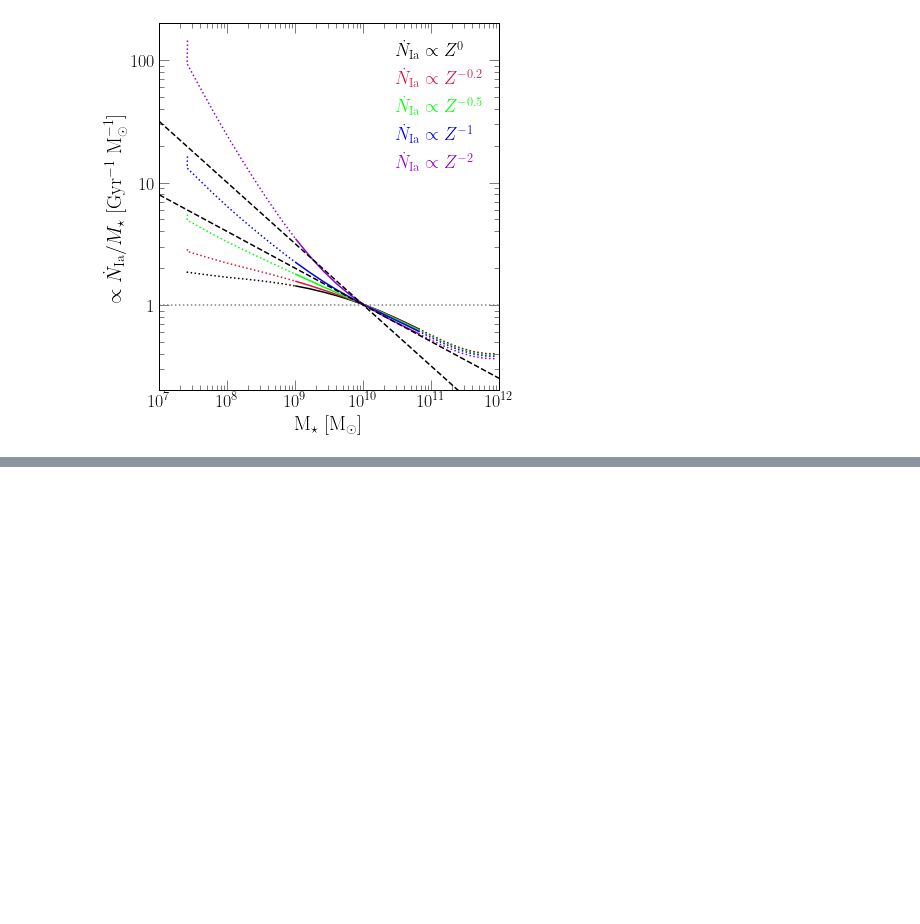
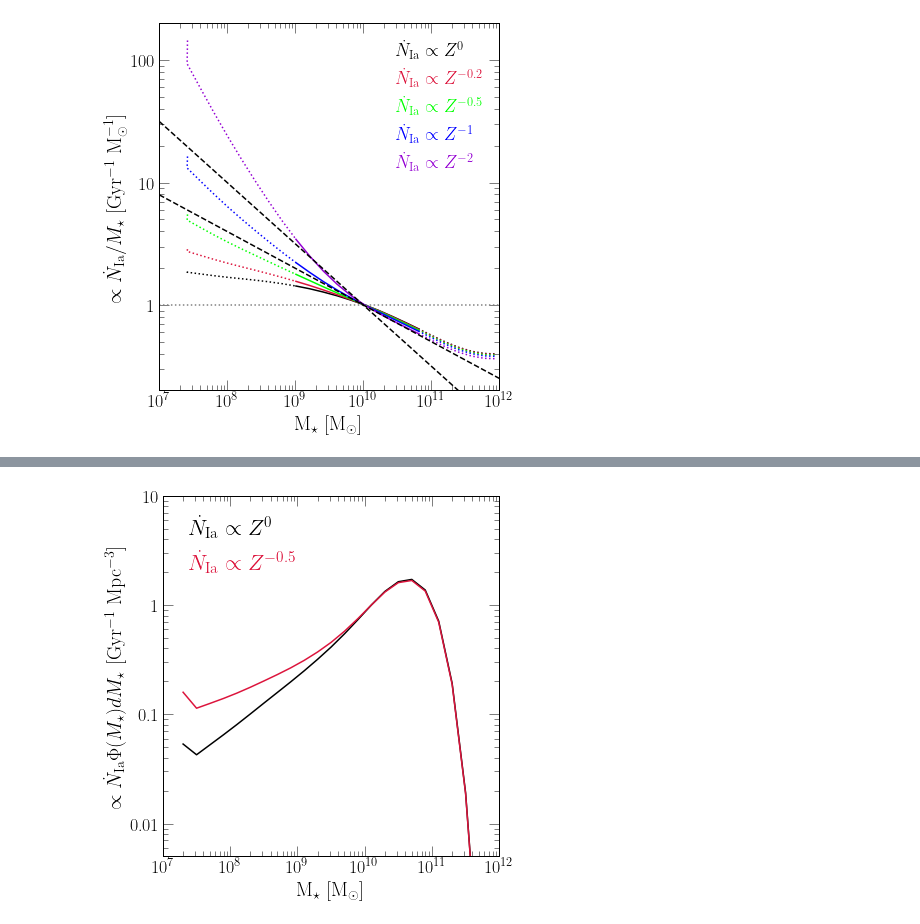
Before and after one commit to giganano/iarates, a Jupyter notebook: notebooks/umachine.ipynb, the cells around one changed output, grey strips where cells are left out. Saved outputs shown, nothing was run; the diff lists cells and outputs as text; code cells hidden in the pictures; blank space fills up the shorter version.

```diff
--- a/notebooks/umachine.ipynb
+++ b/notebooks/umachine.ipynb
@@ -321,0 +338,76 @@ plt.show()
+# %%
+fig = plt.figure(figsize = (6, 6))
+ax = fig.add_subplot(111)
+ax.set_xscale("log")
+ax.set_yscale("log")
+ax.set_xlim([1e7, 1e12])
+ax.set_ylim([0.005, 10])
+ax.yaxis.set_major_formatter(fsf("%g"))
+ax.set_xlabel(r"M$_\star$ [M$_\odot$]")
+ax.set_ylabel(r"$\propto \dot{N}_\text{Ia} \Phi(M_\star) dM_\star$ [Gyr$^{-1}$ Mpc$^{-3}$]")
+
+masses = [10**_ for _ in umachine_masses]
+rates = []
+for i in range(len(masses) - 1):
+    rate, mass = relative_ia_rate(umachine_masses[i], z = 0)
+    norm = quad(baldry12, masses[i], masses[i + 1])[0]
+    rates.append(rate * norm)
+idx = umachine_masses.index(10.1)
+pre = 1 / rates[idx]
+rates = [pre * _ for _ in rates]
+kwargs = {
+    "c": named_colors()["black"],
+    "label": r"$\dot{N}_\text{Ia} \propto Z^0$"
+}
+ax.plot(masses[:-1], rates, **kwargs)
+
+# rates = []
+# for i in range(len(masses) - 1):
+#     kwargs = {
+#         "Zscaling_plaw_index": -0.5,
+#         "Z": 0.014 * 10**am2013(masses[i]),
+#         "dtd": shortdelay
+#     }
+#     rate, mass = relative_ia_rate(umachine_masses[i], **kwargs)
+#     norm = quad(baldry12, masses[i], masses[i + 1])[0]
+#     rates.append(rate * norm)
+# idx = umachine_masses.index(10.1)
+# pre = 1 / rates[idx]
+# rates = [pre * _ for _ in rates]
+# kwargs = {
+#     "c": named_colors()["blue"],
+#     "label": r"$\dot{N}_\text{Ia} \propto Z^{-0.5}$"
+# }
+# ax.plot(masses[:-1], rates, **kwargs)
+
+rates = []
+for i in range(len(masses) - 1):
+    rate, mass = relative_ia_rate(umachine_masses[i],
+        Zscaling_plaw_index = -0.5, Z = 0.014 * 10**zahid2014(masses[i], 0))
+    norm = quad(baldry12, masses[i], masses[i + 1])[0]
+    rates.append(rate * norm)
+idx = umachine_masses.index(10.1)
+pre = 1 / rates[idx]
+rates = [pre * _ for _ in rates]
+kwargs = {
+    "c": named_colors()["crimson"],
+    "label": r"$\dot{N}_\text{Ia} \propto Z^{-0.5}$"
+}
+ax.plot(masses[:-1], rates, **kwargs)
+
+kwargs = {
+    "loc": mpl_loc("upper left"),
+    "fontsize": 22,
+    "handlelength": 0
+}
+leg = ax.legend(**kwargs)
+fancy_legend(leg, ["black", "crimson"])
+
+plt.tight_layout()
+for ext in ["pdf", "jpeg"]:
+    kwargs = {}
+    if ext == "jpeg": kwargs["dpi"] = 200
+    plt.savefig("ia_massdist.%s" % (ext), **kwargs)
+plt.show()
+# %% [output]
+[figure, added]
```
Also changed, not shown: parts of 7 cells of this notebook, 4 other files.
